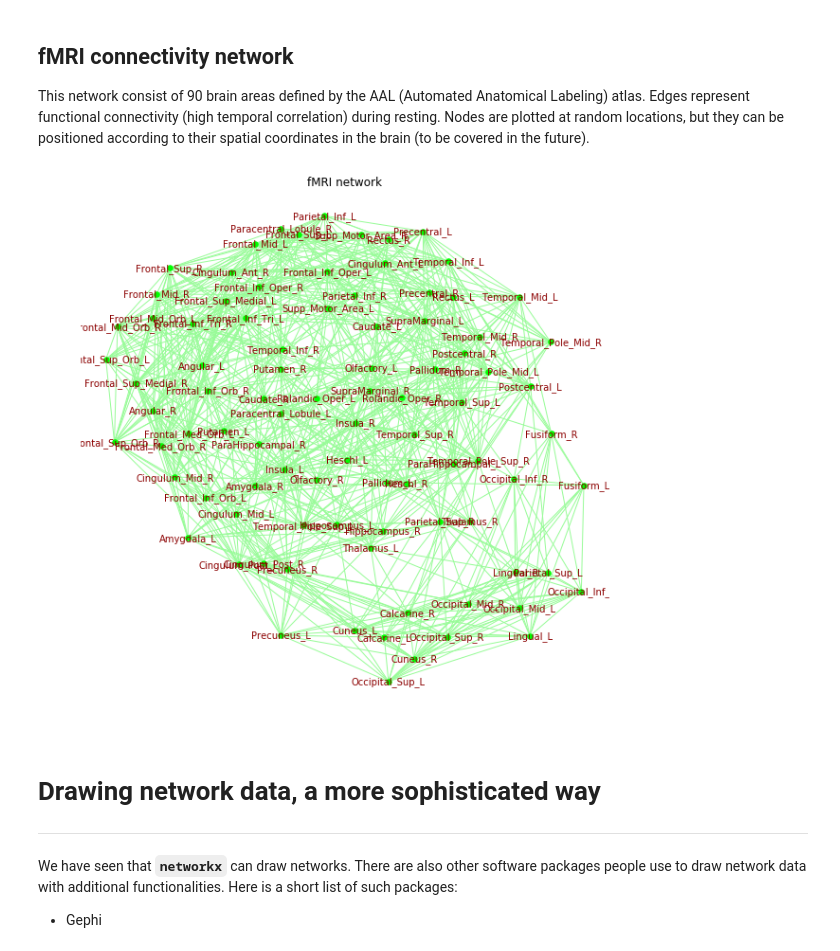
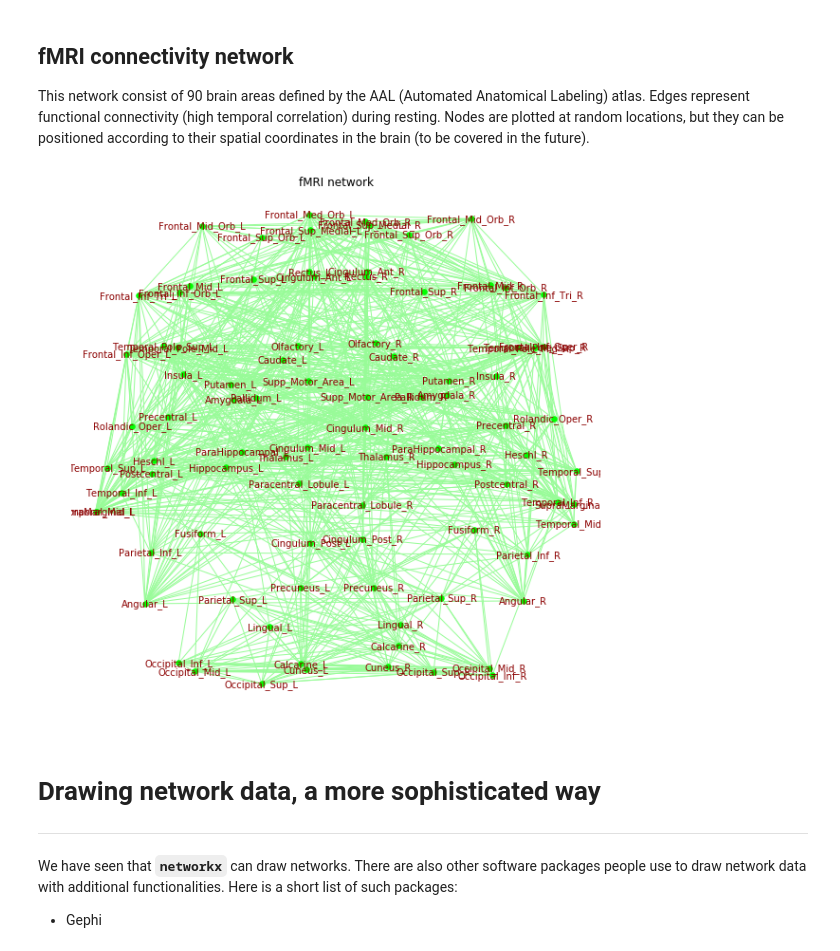
Before and after one commit to sathayas/JupyterConnectivitySpring2019, a Jupyter notebook: NetworkIntro.ipynb, the cells around one changed output. Saved outputs shown, nothing was run; the diff lists cells and outputs as text; code cells hidden in the pictures.

Commit message:
Brain network nodes are now plotted with the corresponding brain space coordinates

```diff
--- a/NetworkIntro.ipynb
+++ b/NetworkIntro.ipynb
@@ -331,27 +331,30 @@ This network consist of 90 brain areas defined by the AAL (Automated Anatomical
 # %%
 # loading the fMRI network
 G = nx.read_adjlist('IntroNetworkData/Oxford_sub16112_aal90_K20.adjlist',
                     nodetype=int)
 # loading the label for different brain areas
-AALTable = pd.read_table('IntroNetworkData/aal_MNI_V4.txt', skiprows = [0], header=None)
-# dictionary of node names
+AALTable = pd.read_csv('IntroNetworkData/aal_MNI_V4_coord.csv')
+# dictionary of node names and xy-coordinates
 roiNames = {}
+pos = {}
 for i in range(1,91):
     roiNames[i] = AALTable.iloc[i-1,1]
+    pos[AALTable.iloc[i-1,1]] = np.array(AALTable.loc[i-1,
+                                                      ['centerX',
+                                                       'centerY']])
 # renaming nodes
 H = nx.relabel_nodes(G, roiNames)
 
 # drawing the graph  --- random
 plt.figure(figsize=[10,10])
-pos = nx.kamada_kawai_layout(H, weight=None) # positions for all nodes
 nx.draw_networkx_nodes(H, pos, node_size=30, node_color='lime')
 nx.draw_networkx_edges(H, pos, edge_color='palegreen')
 nx.draw_networkx_labels(H, pos, font_size=10, font_color='DarkRed')
 plt.axis('off')
 plt.title('fMRI network')
 plt.show()
 # %% [output]
-[figure, old version]
+[figure, new version]
 # %%
 # Saving the network for future use
 nx.write_adjlist(H,'IntroNetworkData/fMRI_Labeled.adjlist')
```
